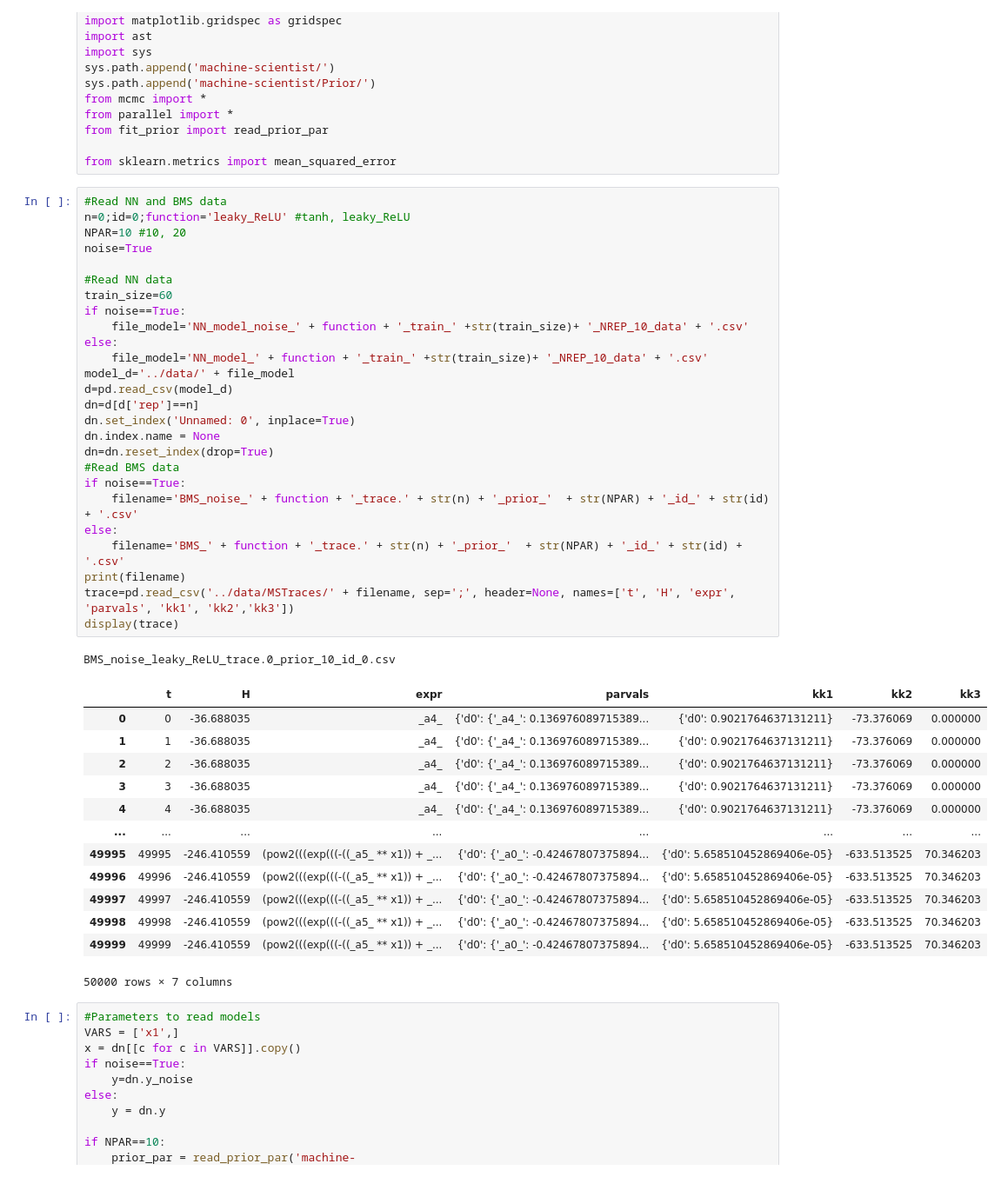
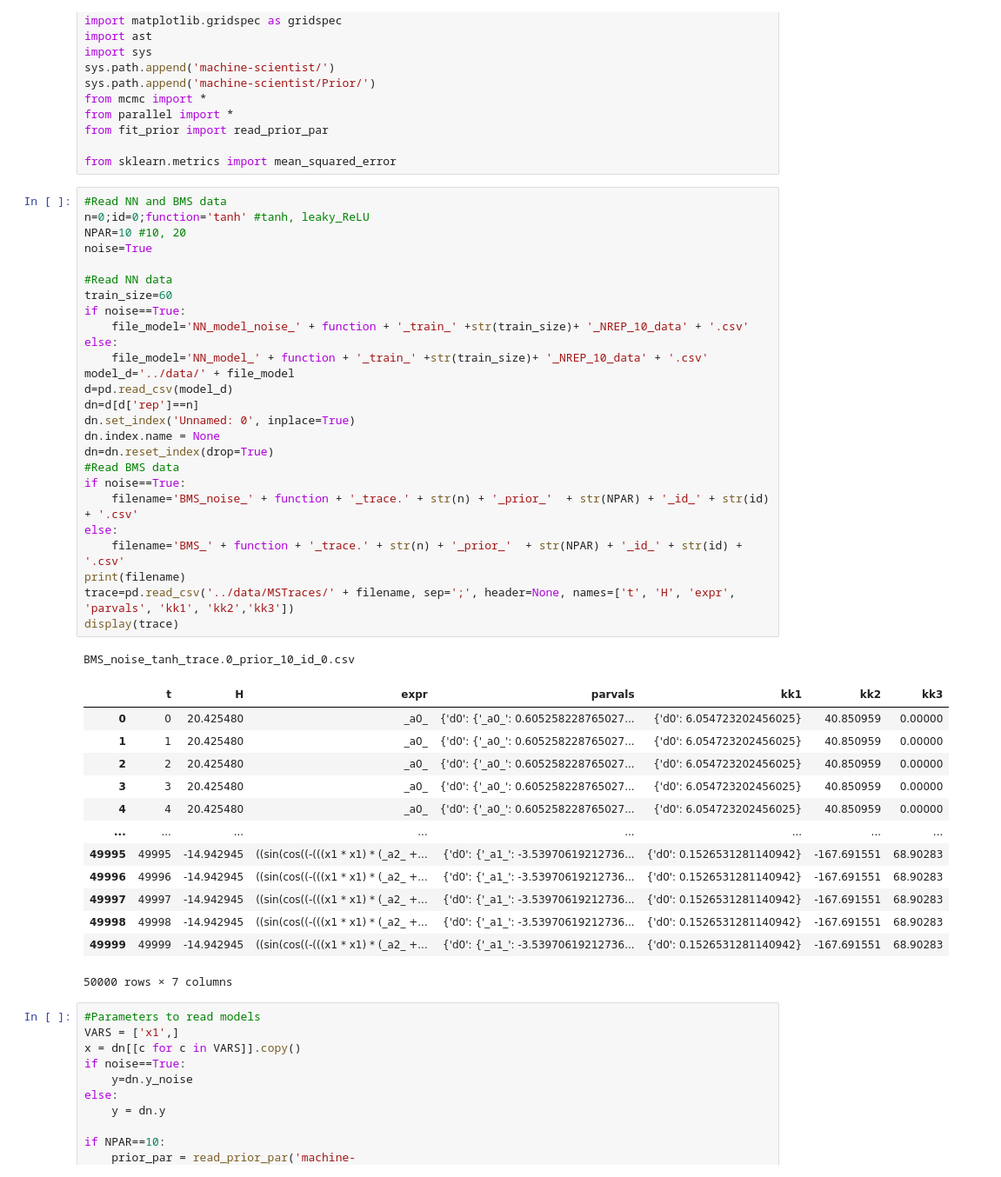
Before and after one commit to SergioCoboLopez/ANN_BMS, a Jupyter notebook: bin/sample_median_BMS.ipynb, the cells around one changed output. Shown: that part at 87% size. Saved outputs shown, nothing was run; the diff lists cells and outputs as text.

```diff
--- a/bin/sample_median_BMS.ipynb
+++ b/bin/sample_median_BMS.ipynb
@@ -17,44 +17,44 @@ from fit_prior import read_prior_par
 from sklearn.metrics import mean_squared_error
 # %%
 #Read NN and BMS data
-n=0;id=0;function='leaky_ReLU' #tanh, leaky_ReLU
+n=0;id=0;function='tanh' #tanh, leaky_ReLU
 NPAR=10 #10, 20
 noise=True
 
 #Read NN data
 train_size=60
 if noise==True:
     file_model='NN_model_noise_' + function + '_train_' +str(train_size)+ '_NREP_10_data' + '.csv'
 else:
     file_model='NN_model_' + function + '_train_' +str(train_size)+ '_NREP_10_data' + '.csv'
 model_d='../data/' + file_model
 d=pd.read_csv(model_d)
 dn=d[d['rep']==n]
 dn.set_index('Unnamed: 0', inplace=True)
 dn.index.name = None
 dn=dn.reset_index(drop=True)
 #Read BMS data
 if noise==True:
     filename='BMS_noise_' + function + '_trace.' + str(n) + '_prior_'  + str(NPAR) + '_id_' + str(id) + '.csv'
 else:
     filename='BMS_' + function + '_trace.' + str(n) + '_prior_'  + str(NPAR) + '_id_' + str(id) + '.csv'
 print(filename)
 trace=pd.read_csv('../data/MSTraces/' + filename, sep=';', header=None, names=['t', 'H', 'expr', 'parvals', 'kk1', 'kk2','kk3'])
 display(trace)
 # %% [output]
-BMS_noise_leaky_ReLU_trace.0_prior_10_id_0.csv
+BMS_noise_tanh_trace.0_prior_10_id_0.csv
 |  | t | H | expr | parvals | kk1 | kk2 | kk3 |
-| 0 | 0 | -36.688035 | _a4_ | {'d0': {'_a4_': 0.136976089715389... | {'d0': 0.9021764637131211} | -73.376069 | 0.000000 |
-| 1 | 1 | -36.688035 | _a4_ | {'d0': {'_a4_': 0.136976089715389... | {'d0': 0.9021764637131211} | -73.376069 | 0.000000 |
-| 2 | 2 | -36.688035 | _a4_ | {'d0': {'_a4_': 0.136976089715389... | {'d0': 0.9021764637131211} | -73.376069 | 0.000000 |
-| 3 | 3 | -36.688035 | _a4_ | {'d0': {'_a4_': 0.136976089715389... | {'d0': 0.9021764637131211} | -73.376069 | 0.000000 |
-| 4 | 4 | -36.688035 | _a4_ | {'d0': {'_a4_': 0.136976089715389... | {'d0': 0.9021764637131211} | -73.376069 | 0.000000 |
+| 0 | 0 | 20.425480 | _a0_ | {'d0': {'_a0_': 0.605258228765027... | {'d0': 6.054723202456025} | 40.850959 | 0.00000 |
+| 1 | 1 | 20.425480 | _a0_ | {'d0': {'_a0_': 0.605258228765027... | {'d0': 6.054723202456025} | 40.850959 | 0.00000 |
+| 2 | 2 | 20.425480 | _a0_ | {'d0': {'_a0_': 0.605258228765027... | {'d0': 6.054723202456025} | 40.850959 | 0.00000 |
+| 3 | 3 | 20.425480 | _a0_ | {'d0': {'_a0_': 0.605258228765027... | {'d0': 6.054723202456025} | 40.850959 | 0.00000 |
+| 4 | 4 | 20.425480 | _a0_ | {'d0': {'_a0_': 0.605258228765027... | {'d0': 6.054723202456025} | 40.850959 | 0.00000 |
 | ... | ... | ... | ... | ... | ... | ... | ... |
-| 49995 | 49995 | -246.410559 | (pow2(((exp(((-((_a5_ ** x1)) + _... | {'d0': {'_a0_': -0.42467807375894... | {'d0': 5.658510452869406e-05} | -633.513525 | 70.346203 |
-| 49996 | 49996 | -246.410559 | (pow2(((exp(((-((_a5_ ** x1)) + _... | {'d0': {'_a0_': -0.42467807375894... | {'d0': 5.658510452869406e-05} | -633.513525 | 70.346203 |
-| 49997 | 49997 | -246.410559 | (pow2(((exp(((-((_a5_ ** x1)) + _... | {'d0': {'_a0_': -0.42467807375894... | {'d0': 5.658510452869406e-05} | -633.513525 | 70.346203 |
-| 49998 | 49998 | -246.410559 | (pow2(((exp(((-((_a5_ ** x1)) + _... | {'d0': {'_a0_': -0.42467807375894... | {'d0': 5.658510452869406e-05} | -633.513525 | 70.346203 |
-| 49999 | 49999 | -246.410559 | (pow2(((exp(((-((_a5_ ** x1)) + _... | {'d0': {'_a0_': -0.42467807375894... | {'d0': 5.658510452869406e-05} | -633.513525 | 70.346203 |
+| 49995 | 49995 | -14.942945 | ((sin(cos((-(((x1 * x1) * (_a2_ +... | {'d0': {'_a1_': -3.53970619212736... | {'d0': 0.1526531281140942} | -167.691551 | 68.90283 |
+| 49996 | 49996 | -14.942945 | ((sin(cos((-(((x1 * x1) * (_a2_ +... | {'d0': {'_a1_': -3.53970619212736... | {'d0': 0.1526531281140942} | -167.691551 | 68.90283 |
+| 49997 | 49997 | -14.942945 | ((sin(cos((-(((x1 * x1) * (_a2_ +... | {'d0': {'_a1_': -3.53970619212736... | {'d0': 0.1526531281140942} | -167.691551 | 68.90283 |
+| 49998 | 49998 | -14.942945 | ((sin(cos((-(((x1 * x1) * (_a2_ +... | {'d0': {'_a1_': -3.53970619212736... | {'d0': 0.1526531281140942} | -167.691551 | 68.90283 |
+| 49999 | 49999 | -14.942945 | ((sin(cos((-(((x1 * x1) * (_a2_ +... | {'d0': {'_a1_': -3.53970619212736... | {'d0': 0.1526531281140942} | -167.691551 | 68.90283 |
 50000 rows × 7 columns
 # %%
 #Parameters to read models
```
Also changed, not shown: parts of 2 cells of this notebook, 3 other files.
